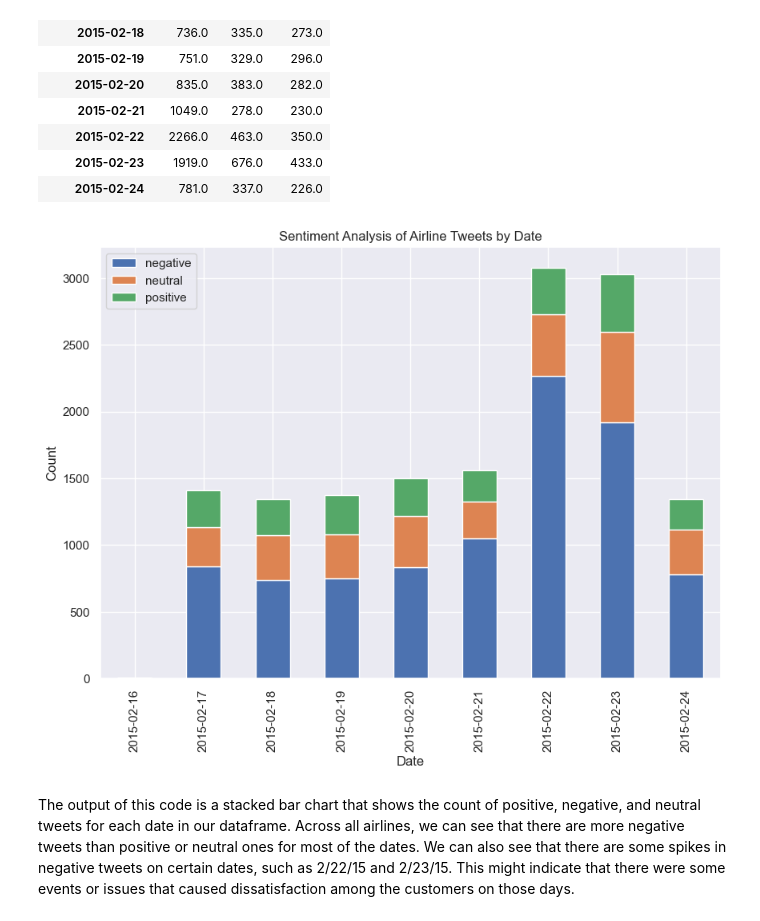
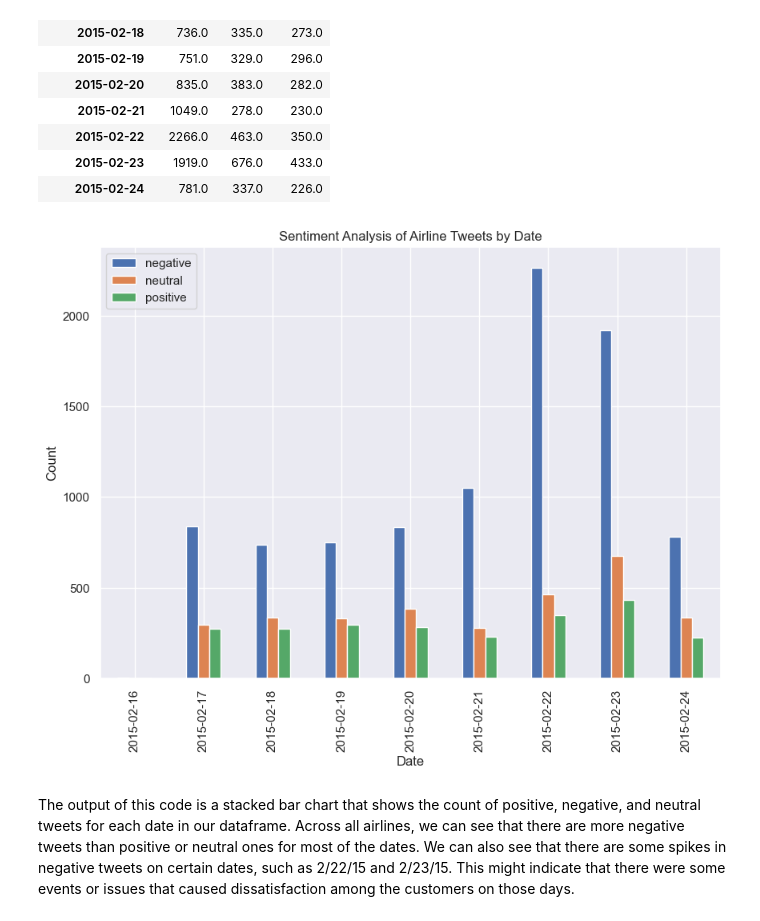
Before and after one commit to Kinuthiajoseph/Aviators-Phase-5-Project-Final, a Jupyter notebook: Jupyter Notebook 2.ipynb, the cells around one changed output. Drawn from its saved outputs; the diff is of its cells as text; code cells hidden in the pictures.

```diff
--- a/Jupyter Notebook 2.ipynb
+++ b/Jupyter Notebook 2.ipynb
@@ -705,0 +684,18 @@ plt.tight_layout();
+# %%
+# Grouping sentiments by airline.
+sentiment_by_airline = data.groupby(['airline', 'airline_sentiment']).size().unstack(fill_value=0)
+
+# Plotting the sentiment distribution for each airline
+plt.figure(figsize=(14, 14))
+sns.set(style="darkgrid")
+# plotting the grouped bar chart
+ax = sentiment_by_airline.plot(kind='bar', stacked=False)
+
+# Setting labels and title
+plt.xlabel('Airline', fontweight='bold', fontsize=12)
+plt.ylabel('Count', fontweight='bold', fontsize=12)
+plt.title('Distribution of Sentiments by Airline', fontweight='bold', fontsize=16)
+plt.xticks(rotation=45, fontsize=12);
+
+# Setting the legend
+plt.legend(title='Sentiment', loc='upper right', labels=['Negative', 'Neutral', 'Positive']);
@@ -817,14 +816,14 @@ df_pivot
 | 2015-02-24 | 781.0 | 337.0 | 226.0 |
 # %%
 # Plot the dataframe as a stacked bar chart
-df_pivot.plot(kind='bar', stacked=True, figsize=(10, 7))
+df_pivot.plot(kind='bar', stacked=False, figsize=(10, 7))
 plt.xlabel('Date')
 plt.ylabel('Count')
 plt.title('Sentiment Analysis of Airline Tweets by Date')
 plt.legend(loc='upper left')
 plt.show()
 # %% [output]
-[figure, old version]
+[figure, new version]
 # %% [markdown]
 The output of this code is a stacked bar chart that shows the count of positive, negative, and neutral tweets for each date in our dataframe. Across all airlines, we can see that there are more negative tweets than positive or neutral ones for most of the dates. We can also see that there are some spikes in negative tweets on certain dates, such as 2/22/15 and 2/23/15. This might indicate that there were some events or issues that caused dissatisfaction among the customers on those days.
 # %%
```
Also changed, not shown: parts of 11 cells of this notebook.
